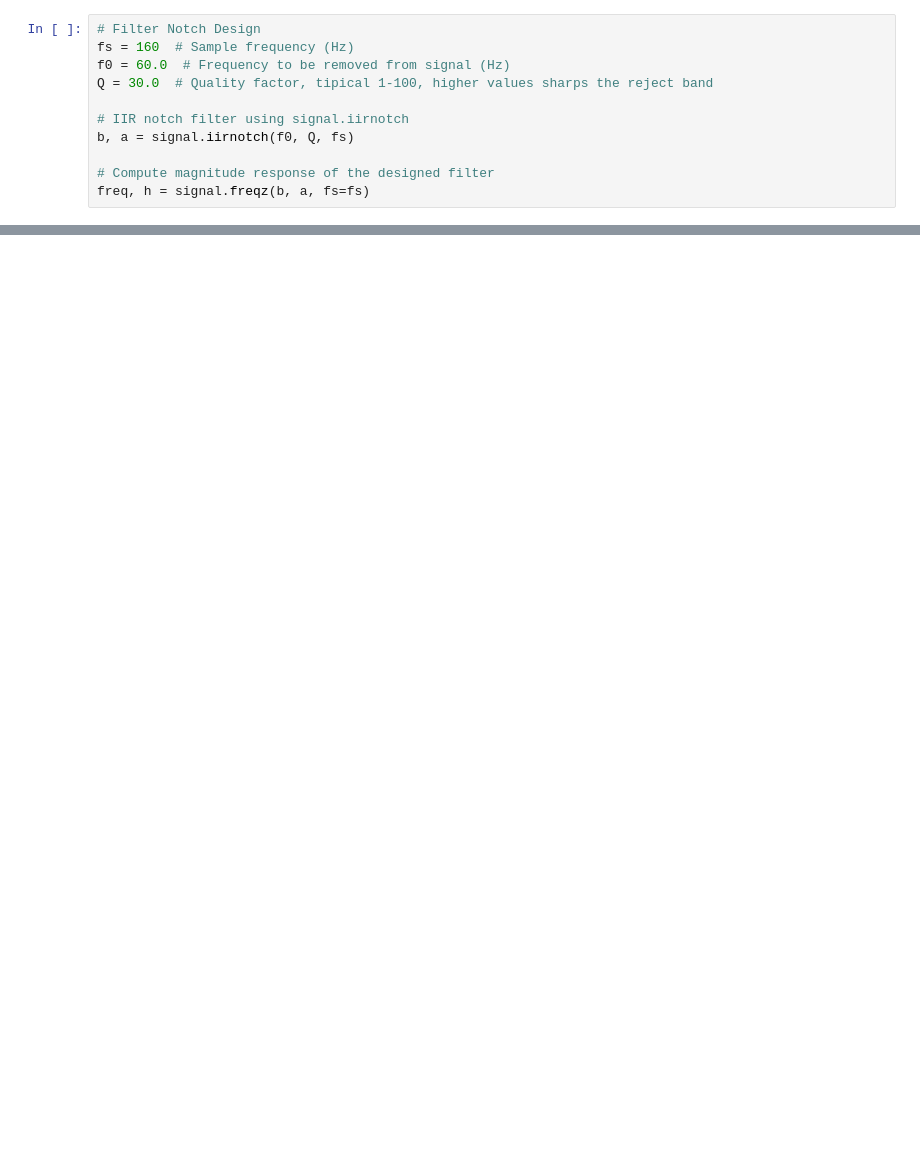
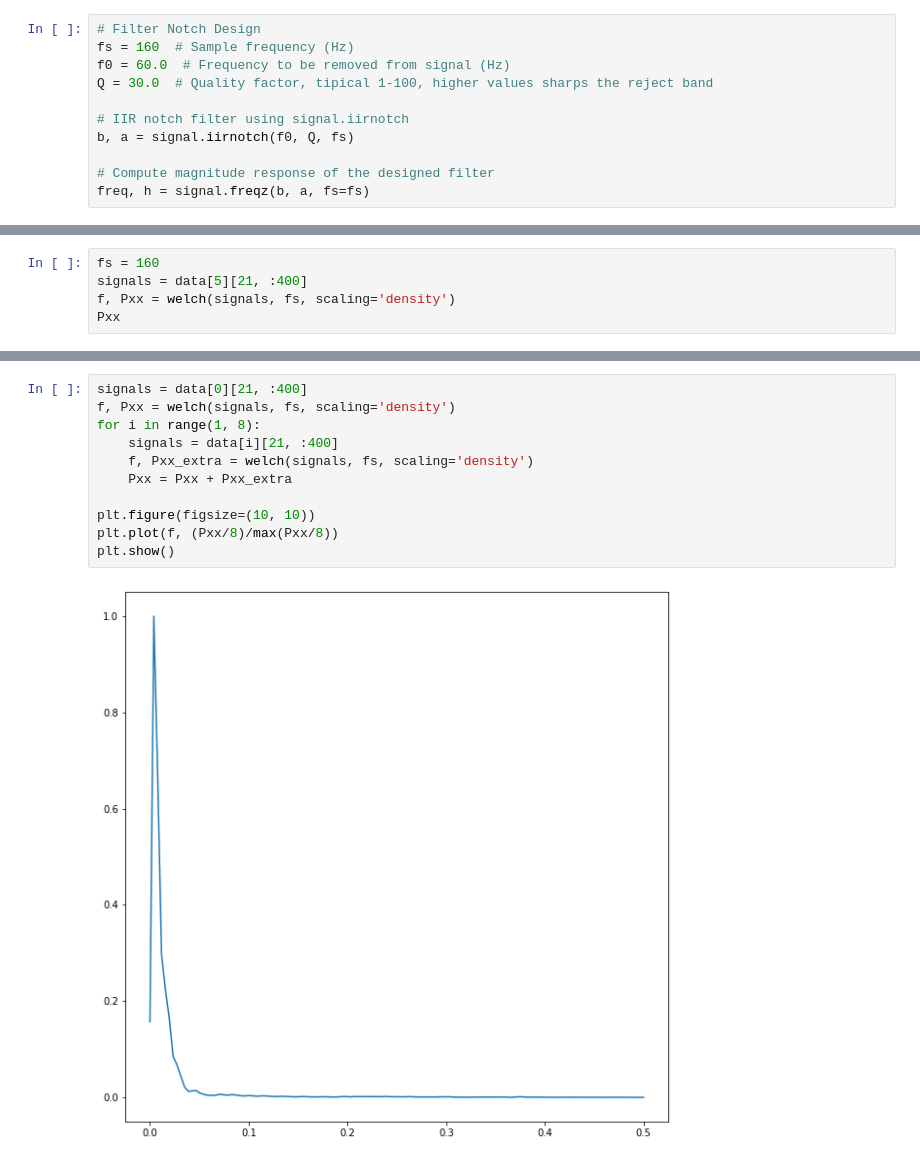
Before and after one commit to agmedinaz/tandil, a Jupyter notebook: analysis_v2.ipynb, the cells around one changed output, grey strips where cells are left out. Saved outputs shown, nothing was run; the diff lists cells and outputs as text; blank space fills up the shorter version.

```diff
--- a/analysis_v2.ipynb
+++ b/analysis_v2.ipynb
@@ -135,0 +188,5 @@ plt.axvline(x=400, color = 'r')
+# %%
+fs = 160
+signals = data[5][21, :400]
+f, Pxx = welch(signals, fs, scaling='density')
+Pxx
@@ -135,0 +211,13 @@ plt.axvline(x=400, color = 'r')
+# %%
+signals = data[0][21, :400]
+f, Pxx = welch(signals, fs, scaling='density')
+for i in range(1, 8):
+	signals = data[i][21, :400]
+	f, Pxx_extra = welch(signals, fs, scaling='density')
+	Pxx = Pxx + Pxx_extra
+
+plt.figure(figsize=(10, 10))
+plt.plot(f, (Pxx/8)/max(Pxx/8))
+plt.show()
+# %% [output]
+[figure, added]
```
Also changed, not shown: parts of 30 cells of this notebook, 2 other files.
